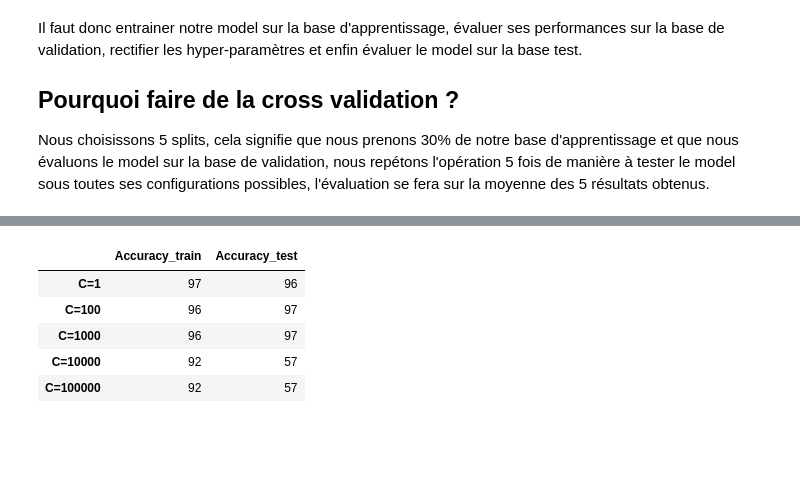
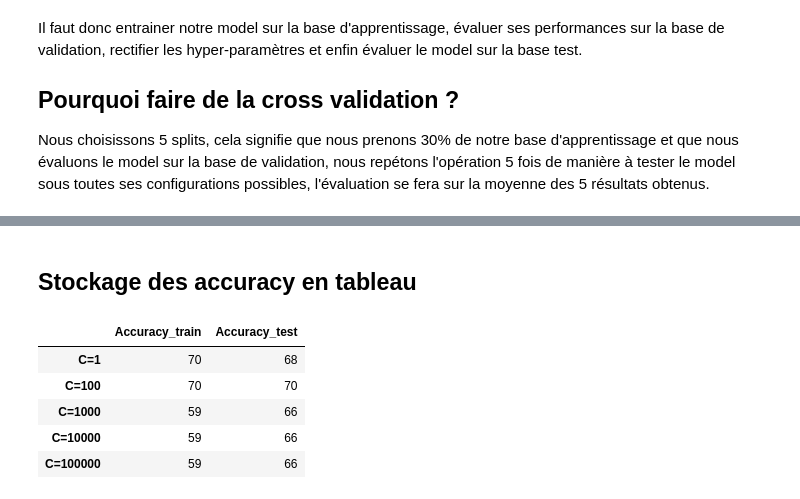
Before and after one commit to RudyLo/Projet_ML, a Jupyter notebook: Projet_ML.ipynb, the cells around one changed output, grey strips where cells are left out. Cells and saved outputs as stored; diff of their text form; code cells hidden in the pictures; blank space fills up the shorter version.

```diff
--- a/Projet_ML.ipynb
+++ b/Projet_ML.ipynb
@@ -350,12 +350,14 @@ Accuracy sur la base test : 0.5666666666666667
+# %% [markdown]
+## Stockage des accuracy en tableau
 # %%
-data = {'Accuracy_train':{'C=1':97,'C=100':96,'C=1000':96,'C=10000':92,'C=100000':92},
-        'Accuracy_test':{'C=1':96,'C=100':97,'C=1000':97,'C=10000':57,'C=100000':57}}
+data = {'Accuracy_train':{'C=1':70,'C=100':70,'C=1000':59,'C=10000':59,'C=100000':59},
+        'Accuracy_test':{'C=1':68,'C=100':70,'C=1000':66,'C=10000':66,'C=100000':66}}
 df = pd.DataFrame(data=data)
 df
 # %% [output]
 |  | Accuracy_train | Accuracy_test |
-| C=1 | 97 | 96 |
-| C=100 | 96 | 97 |
-| C=1000 | 96 | 97 |
-| C=10000 | 92 | 57 |
-| C=100000 | 92 | 57 |
+| C=1 | 70 | 68 |
+| C=100 | 70 | 70 |
+| C=1000 | 59 | 66 |
+| C=10000 | 59 | 66 |
+| C=100000 | 59 | 66 |
```
Also changed, not shown: parts of 14 cells of this notebook.
